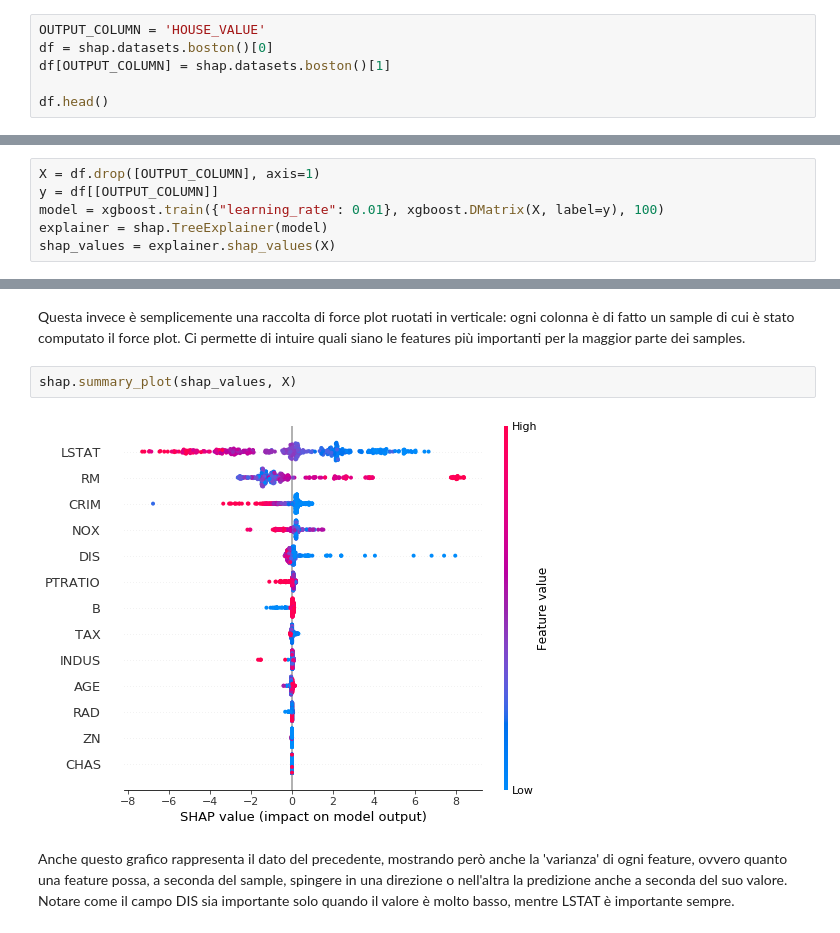
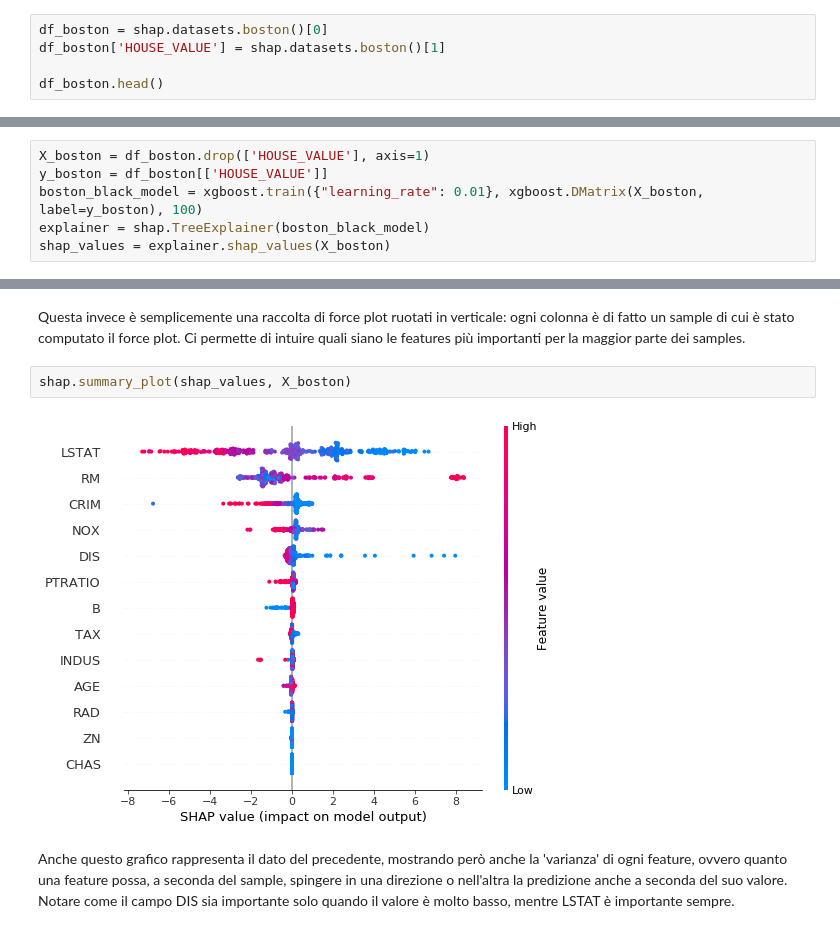
Before and after one commit to YeasterEgg/jupyter-stuff, a Jupyter notebook: learning-burgers/model_interpretability.ipynb, the cells around one changed output, grey strips where cells are left out. Drawn from its saved outputs; the diff is of its cells as text.

```diff
--- a/learning-burgers/model_interpretability.ipynb
+++ b/learning-burgers/model_interpretability.ipynb
@@ -130,11 +173,10 @@ Boh
 Vediamo l'applicazione di Shap nella predizione del dataset delle case di Boston. In questo dataset cerchiamo di prevedere il valore di una casa noti alcuni parametri relativi alla casa o alla zona in cui è situata. Per farlo usiamo una NN, quindi un black box.
 Dopo aver effettuato il training del modello, genereremo un explainer con Shap, e lo useremo per ottenere una spiegazione su una singola predizione e sull'importanza delle features in generale.
 # %%
-OUTPUT_COLUMN = 'HOUSE_VALUE'
-df = shap.datasets.boston()[0]
-df[OUTPUT_COLUMN] = shap.datasets.boston()[1]
+df_boston = shap.datasets.boston()[0]
+df_boston['HOUSE_VALUE'] = shap.datasets.boston()[1]
 
-df.head()
+df_boston.head()
 # %% [output]
 |  | CRIM | ZN | INDUS | CHAS | NOX | RM | AGE | DIS | RAD | TAX | PTRATIO | ... |
 | 0 | 0.00632 | 18.0 | 2.31 | 0.0 | 0.538 | 6.575 | 65.2 | 4.0900 | 1.0 | 296.0 | 15.3 | ... |
@@ -143,10 +185,10 @@ df.head()
 | 3 | 0.03237 | 0.0 | 2.18 | 0.0 | 0.458 | 6.998 | 45.8 | 6.0622 | 3.0 | 222.0 | 18.7 | ... |
 | 4 | 0.06905 | 0.0 | 2.18 | 0.0 | 0.458 | 7.147 | 54.2 | 6.0622 | 3.0 | 222.0 | 18.7 | ... |
 # %%
-X = df.drop([OUTPUT_COLUMN], axis=1)
-y = df[[OUTPUT_COLUMN]]
-model = xgboost.train({"learning_rate": 0.01}, xgboost.DMatrix(X, label=y), 100)
-explainer = shap.TreeExplainer(model)
-shap_values = explainer.shap_values(X)
+X_boston = df_boston.drop(['HOUSE_VALUE'], axis=1)
+y_boston = df_boston[['HOUSE_VALUE']]
+boston_black_model = xgboost.train({"learning_rate": 0.01}, xgboost.DMatrix(X_boston, label=y_boston), 100)
+explainer = shap.TreeExplainer(boston_black_model)
+shap_values = explainer.shap_values(X_boston)
 # %%
 sample_idx = 30
@@ -162,9 +204,9 @@ shap.force_plot(explainer.expected_value, shap_values[0:,], X.iloc[0:,])
 # %% [markdown]
 Questa invece è semplicemente una raccolta di force plot ruotati in verticale: ogni colonna è di fatto un sample di cui è stato computato il force plot. Ci permette di intuire quali siano le features più importanti per la maggior parte dei samples.
 # %%
-shap.summary_plot(shap_values, X)
+shap.summary_plot(shap_values, X_boston)
 # %% [output]
-[figure, old version]
+[figure, new version]
 # %% [markdown]
 Anche questo grafico rappresenta il dato del precedente, mostrando però anche la 'varianza' di ogni feature, ovvero quanto una feature possa, a seconda del sample, spingere in una direzione o nell'altra la predizione anche a seconda del suo valore.
 Notare come il campo DIS sia importante solo quando il valore è molto basso, mentre LSTAT è importante sempre.
```
Also changed, not shown: parts of 25 cells of this notebook, 2 other files.
